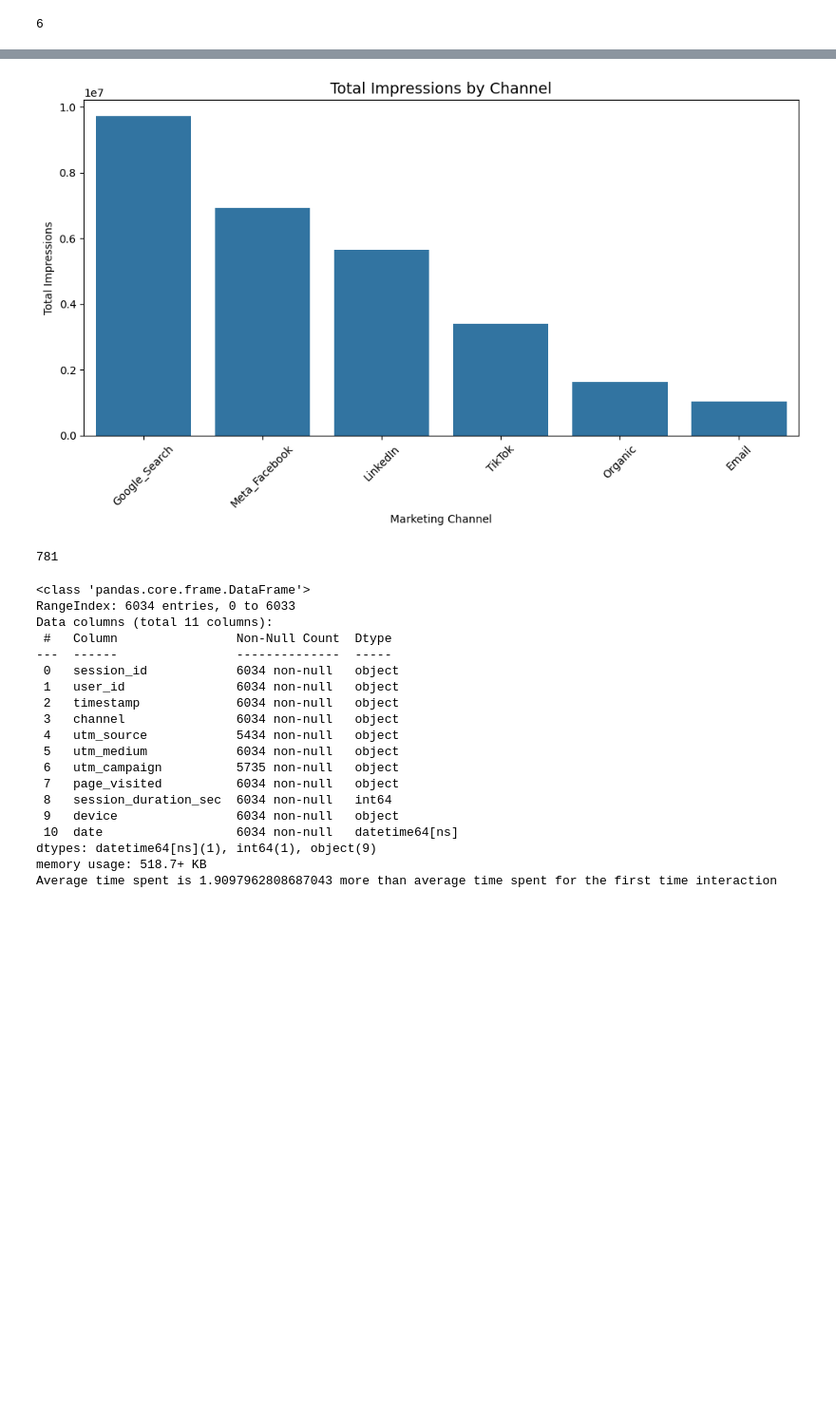
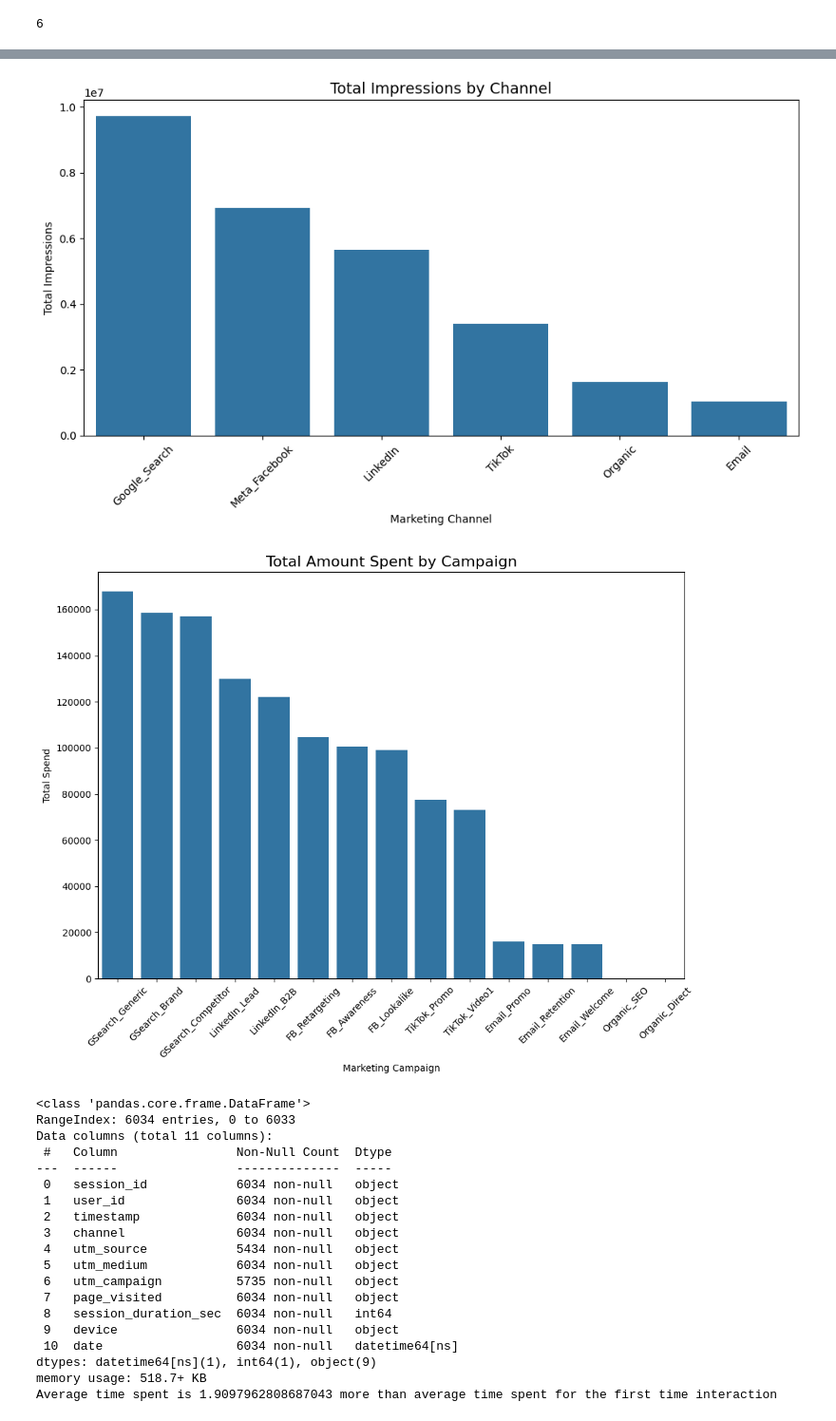
Before and after one commit to banerjee109/Infotact-Data-Team-2, a Jupyter notebook: Assignmenet_1_Roughbook.ipynb, the cells around one changed output, grey strips where cells are left out. Shown at 95% size. Saved outputs shown, nothing was run; the diff lists cells and outputs as text; code cells hidden in the pictures; blank space fills up the shorter version.

Commit message:
Created barplot for total spend by marketing campaign including campaign with 0 spending.

```diff
--- a/Assignmenet_1_Roughbook.ipynb
+++ b/Assignmenet_1_Roughbook.ipynb
@@ -328,34 +328,44 @@ channel_impressions= ad_spend_df.groupby("channel")["impressions"].sum().sort_va
 plt.figure(figsize=(10,6))
 sns.barplot(data=channel_impressions, x="channel",y="impressions")
 plt.title("Total Impressions by Channel", fontsize=14)
 plt.xlabel("Marketing Channel")
 plt.ylabel("Total Impressions")
 plt.xticks(rotation=45)
 plt.tight_layout()
 plt.show()
+
+campaign_spend =ad_spend_df.groupby("campaign")["amount_spent_usd"].sum().sort_values(ascending=False).reset_index()
+plt.figure(figsize=(10,8))
+sns.barplot(data=campaign_spend, x="campaign",y="amount_spent_usd")
+plt.title("Total Amount Spent by Campaign", fontsize=16)
+plt.xlabel("Marketing Campaign")
+plt.ylabel("Total Spend")
+plt.xticks(rotation=45)
+plt.tight_layout()
+plt.show()
 # %% [output]
 <class 'pandas.core.frame.DataFrame'>
 RangeIndex: 1350 entries, 0 to 1349
 Data columns (total 7 columns):
  #   Column            Non-Null Count  Dtype
 ---  ------            --------------  -----
  0   date              1350 non-null   object
  1   channel           1350 non-null   object
  2   campaign          1350 non-null   object
  3   amount_spent_usd  1350 non-null   float64
  4   clicks            1350 non-null   int64
  5   impressions       1350 non-null   int64
  6   cpc               1350 non-null   float64
 ... (6 lines left out)
 --------------  -----
 1350 non-null   datetime64[ns]
 dtypes: datetime64[ns](1)
 memory usage: 10.7 KB
 [figure]
 [figure]
 [figure]
 [figure]
-781
+[figure, added]
 # %%
 import pandas as pd
 import numpy as np
```
